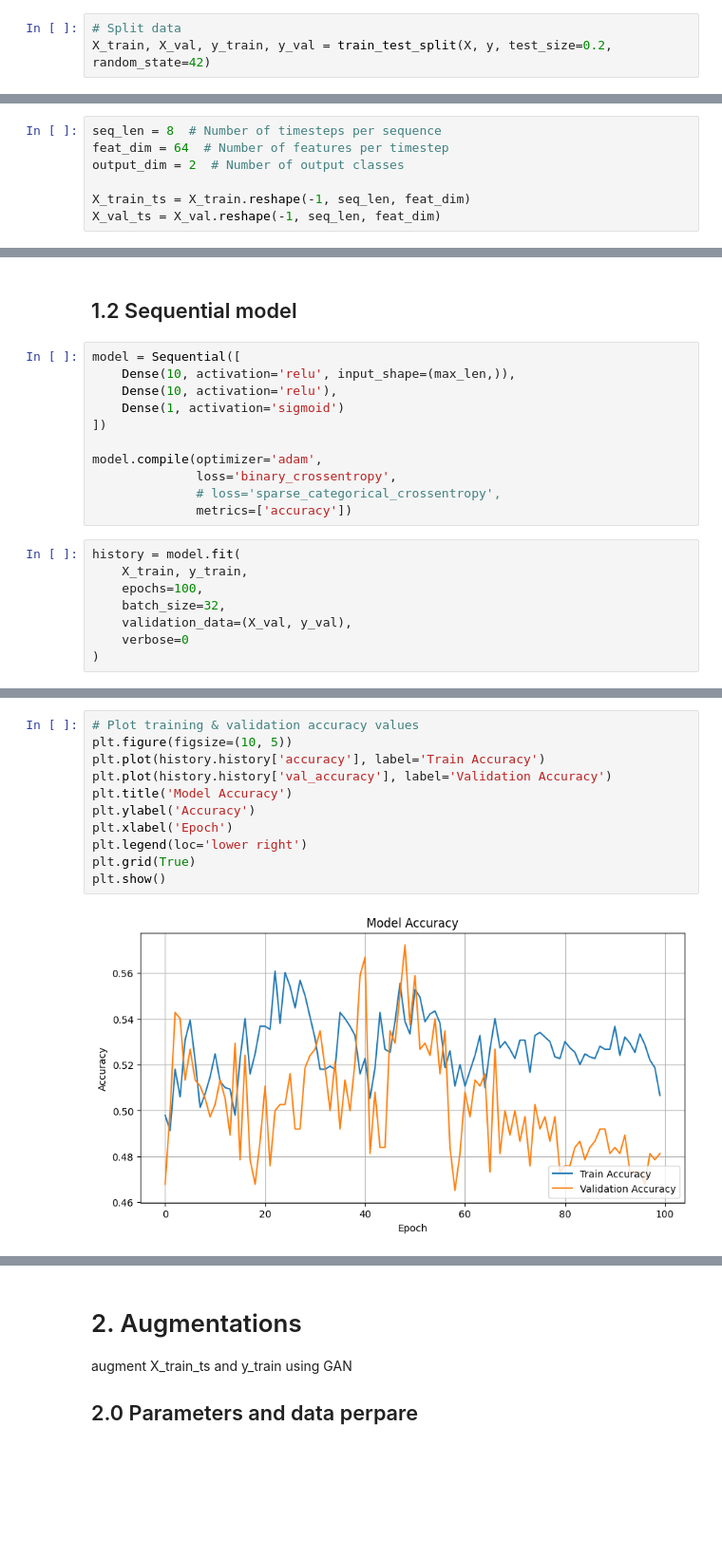
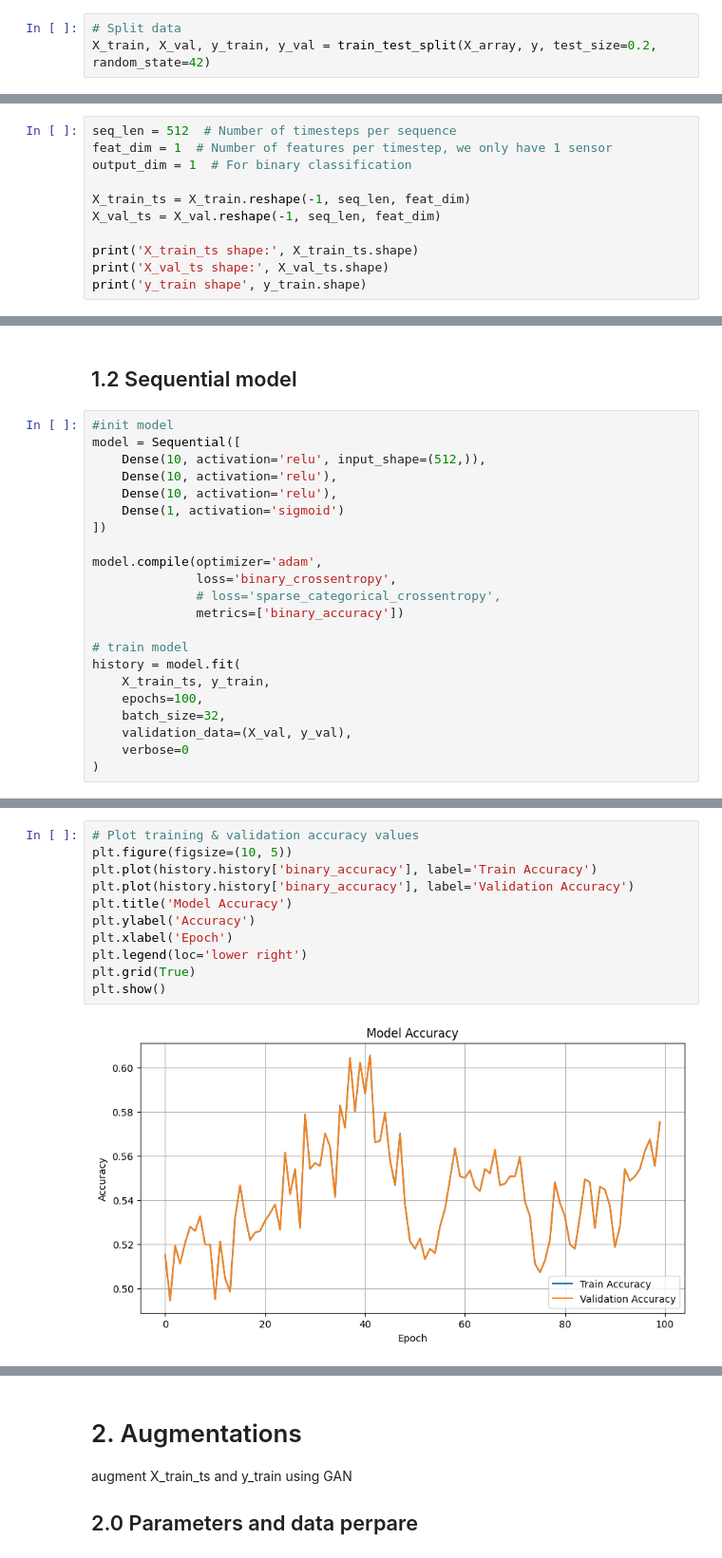
Before and after one commit to AlexanderVNikitin/tsgm, a Jupyter notebook: tutorials/EEG_test.ipynb, the cells around one changed output, grey strips where cells are left out. Shown at 95% size. Saved outputs shown, nothing was run; the diff lists cells and outputs as text; blank space fills up the shorter version.

Commit message:
optimize data processing, combine baseline and augmentation

```diff
--- a/tutorials/EEG_test.ipynb
+++ b/tutorials/EEG_test.ipynb
@@ -125,6 +225,6 @@ label shape: (1870,)
 # %%
 # Split data
-X_train, X_val, y_train, y_val = train_test_split(X, y, test_size=0.2, random_state=42)
+X_train, X_val, y_train, y_val = train_test_split(X_array, y, test_size=0.2, random_state=42)
 # %%
 print(X_train.shape)
 print(y_train.shape)
@@ -136,7 +236,11 @@ print(y_train.shape)
 # %%
-seq_len = 8  # Number of timesteps per sequence
-feat_dim = 64  # Number of features per timestep
-output_dim = 2  # Number of output classes
+seq_len = 512  # Number of timesteps per sequence
+feat_dim = 1  # Number of features per timestep, we only have 1 sensor
+output_dim = 1  # For binary classification
 
 X_train_ts = X_train.reshape(-1, seq_len, feat_dim)
 X_val_ts = X_val.reshape(-1, seq_len, feat_dim)
+
+print('X_train_ts shape:', X_train_ts.shape)
+print('X_val_ts shape:', X_val_ts.shape)
+print('y_train shape', y_train.shape)
@@ -201,8 +311,10 @@ plt.show()
 # %% [markdown]
 ## 1.2 Sequential model
 # %%
+#init model
 model = Sequential([
-    Dense(10, activation='relu', input_shape=(max_len,)),
+    Dense(10, activation='relu', input_shape=(512,)),
+    Dense(10, activation='relu'),
     Dense(10, activation='relu'),
     Dense(1, activation='sigmoid')
 ])
@@ -210,15 +322,16 @@ model = Sequential([
 model.compile(optimizer='adam',
               loss='binary_crossentropy',
               # loss='sparse_categorical_crossentropy',
-              metrics=['accuracy'])
+              metrics=['binary_accuracy'])
+
+# train model
+history = model.fit(
+    X_train_ts, y_train,
+    epochs=100,
+    batch_size=32,
+    validation_data=(X_val, y_val),
+    verbose=0
+)
-# %%
-history = model.fit(
-    X_train, y_train,
-    epochs=100,
-    batch_size=32,
-    validation_data=(X_val, y_val),
-    verbose=0
-)
 # %%
 val_loss, val_acc = model.evaluate(X_val, y_val)
 print('val loss in normal model:', val_loss)
@@ -243,14 +356,14 @@ plt.show()
 # %%
 # Plot training & validation accuracy values
 plt.figure(figsize=(10, 5))
-plt.plot(history.history['accuracy'], label='Train Accuracy')
-plt.plot(history.history['val_accuracy'], label='Validation Accuracy')
+plt.plot(history.history['binary_accuracy'], label='Train Accuracy')
+plt.plot(history.history['binary_accuracy'], label='Validation Accuracy')
 plt.title('Model Accuracy')
 plt.ylabel('Accuracy')
 plt.xlabel('Epoch')
 plt.legend(loc='lower right')
 plt.grid(True)
 plt.show()
 # %% [output]
-[figure, old version]
+[figure, new version]
 # %% [markdown]
```
Also changed, not shown: parts of 88 cells of this notebook.
